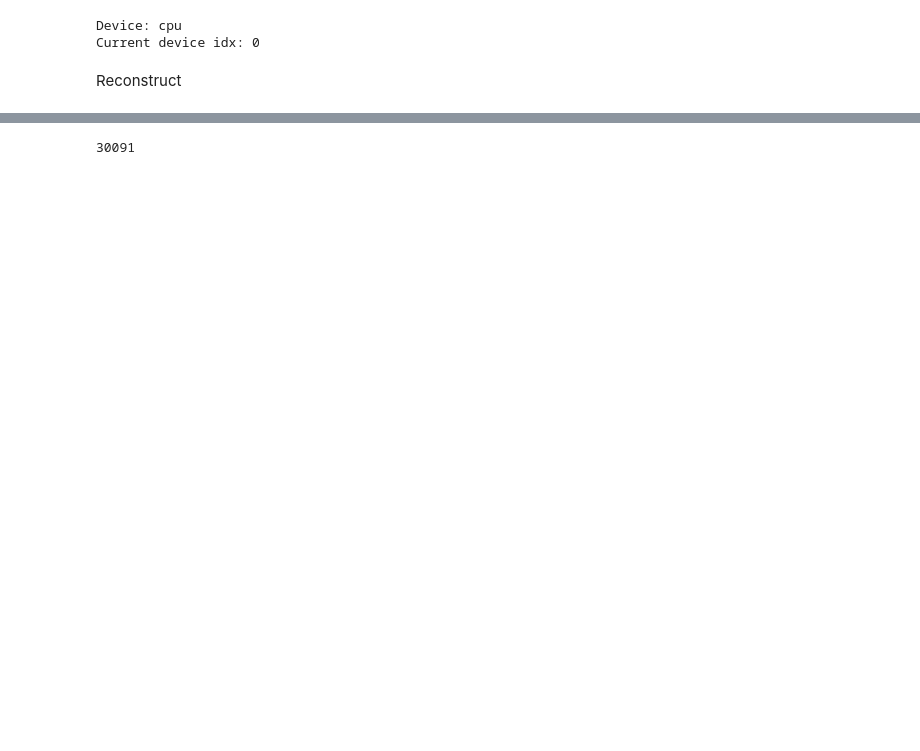
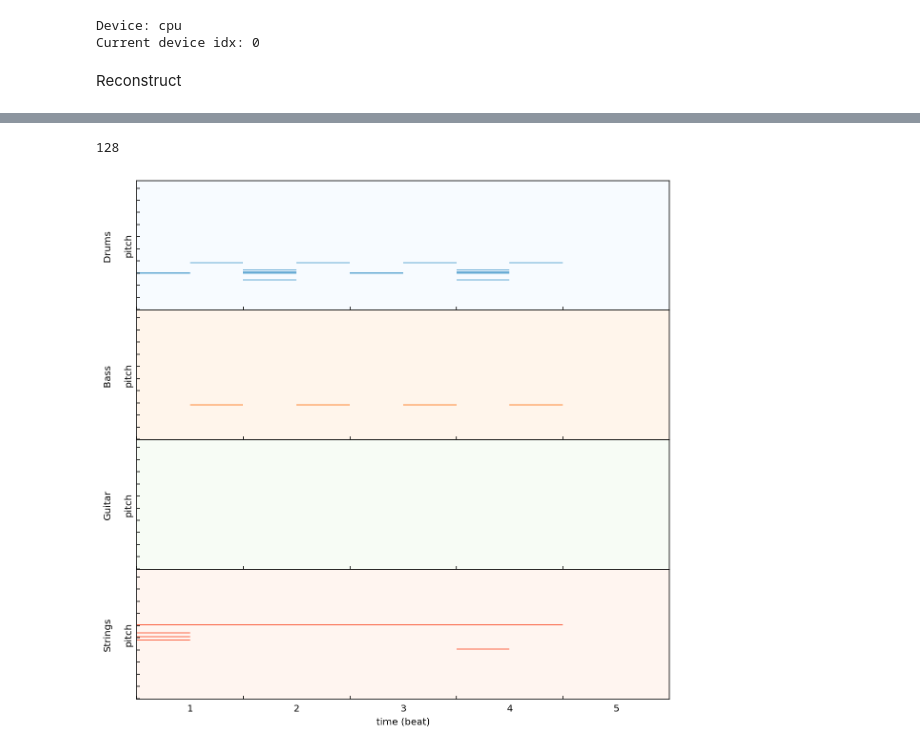
Before and after one commit to EmanueleCosenza/polyphemus, a Jupyter notebook: plot.ipynb, the cells around one changed output, grey strips where cells are left out. Cells and saved outputs as stored; diff of their text form; code cells hidden in the pictures; blank space fills up the shorter version.

```diff
--- a/plot.ipynb
+++ b/plot.ipynb
@@ -537,8 +550,12 @@ def print_params(model):
     print(f"Total Trainable Params: {total_params}")
 
     return total_params
+# %%
+def generate_square_subsequent_mask(sz):
+    """Generates an upper-triangular matrix of -inf, with zeros on diag."""
+    return torch.triu(torch.ones(sz, sz) * float('-inf'), diagonal=1)
 # %%
-checkpoint = torch.load('models/just_pitches_warmup_batch64')
+checkpoint = torch.load('models/just_pitches_warmup_small')
 # %%
 state_dict = checkpoint['model_state_dict']
 vae = VAE().to(device)
@@ -551,9 +583,15 @@ RuntimeError: Error(s) in loading state_dict for VAE:
 # %%
+from torch.utils.data import Subset
+import numpy as np
 import os
 
 ds_dir = "data/preprocessed"
 dataset = MIDIDataset(ds_dir)
-loader = DataLoader(dataset, batch_size=32, shuffle=False)
-len(dataset)
+#loader = DataLoader(dataset, batch_size=64, shuffle=True)
+
+n_samples = 128
+subset = Subset(dataset, np.arange(n_samples))
+loader = DataLoader(subset, batch_size=64, shuffle=False)
+print(len(subset))
 # %% [output]
-30091
+128
@@ -604,0 +629,19 @@ muspy.write_midi(prefix + "rec" + ".mid", rec)
+# %%
+music_real = x_seq[35]
+music_rec = seq_rec_dense[35]
+# %%
+import muspy
+from matplotlib import pyplot as plt
+
+prefix = "data/music/"
+
+real = from_tensor_to_muspy(music_real, track_data)
+
+fig, axs_ = plt.subplots(4, sharex=True, figsize=(10,10))
+fig.subplots_adjust(hspace=0)
+axs = axs_.tolist()
+muspy.show_pianoroll(music=real, yticklabel='off', grid_axis='off', axs=axs)
+plt.savefig(prefix + "real" + ".png", dpi=200)
+muspy.write_midi(prefix + "real" + ".mid", real)
+# %% [output]
+[figure, added]
```
Also changed, not shown: parts of 20 cells of this notebook, 2 other files.
